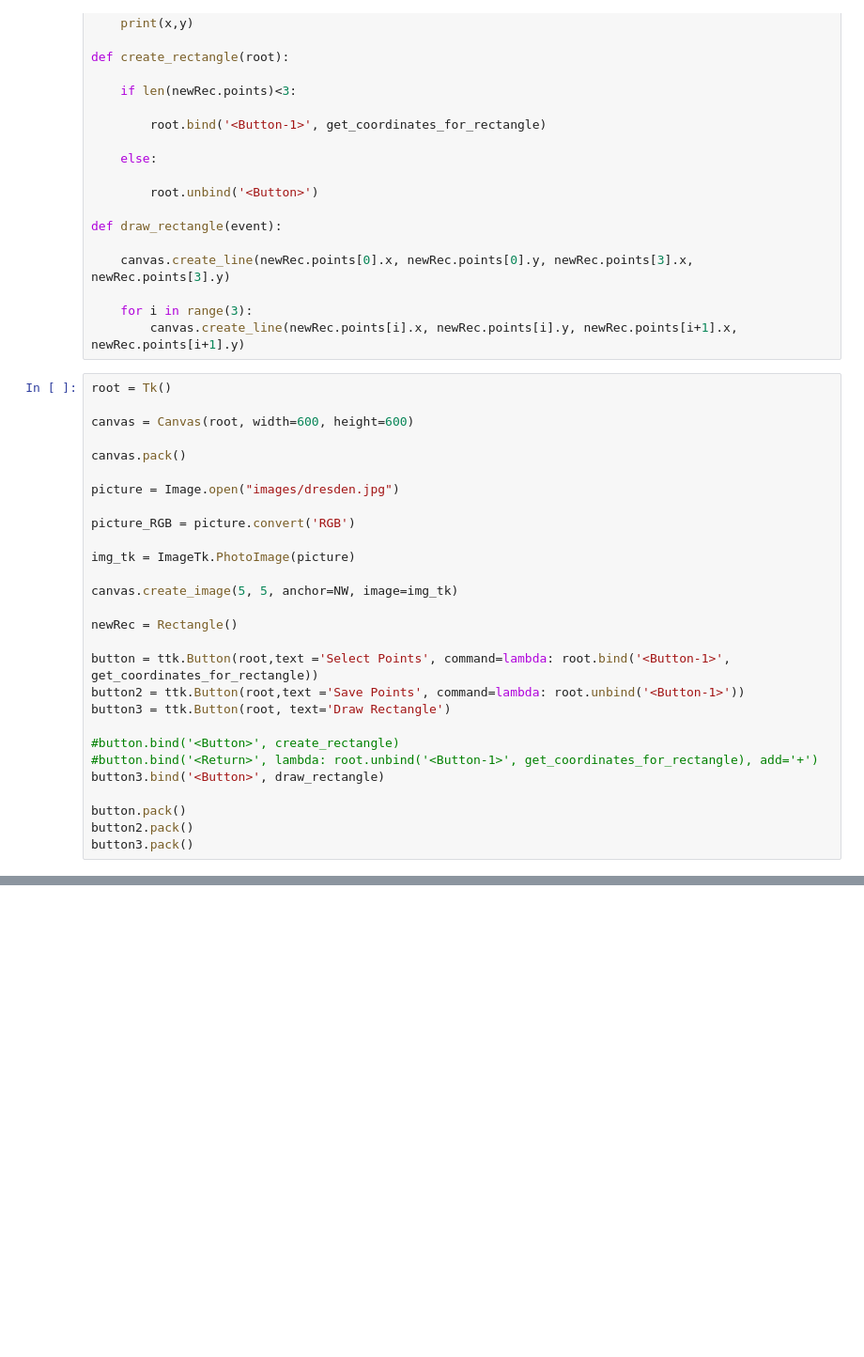
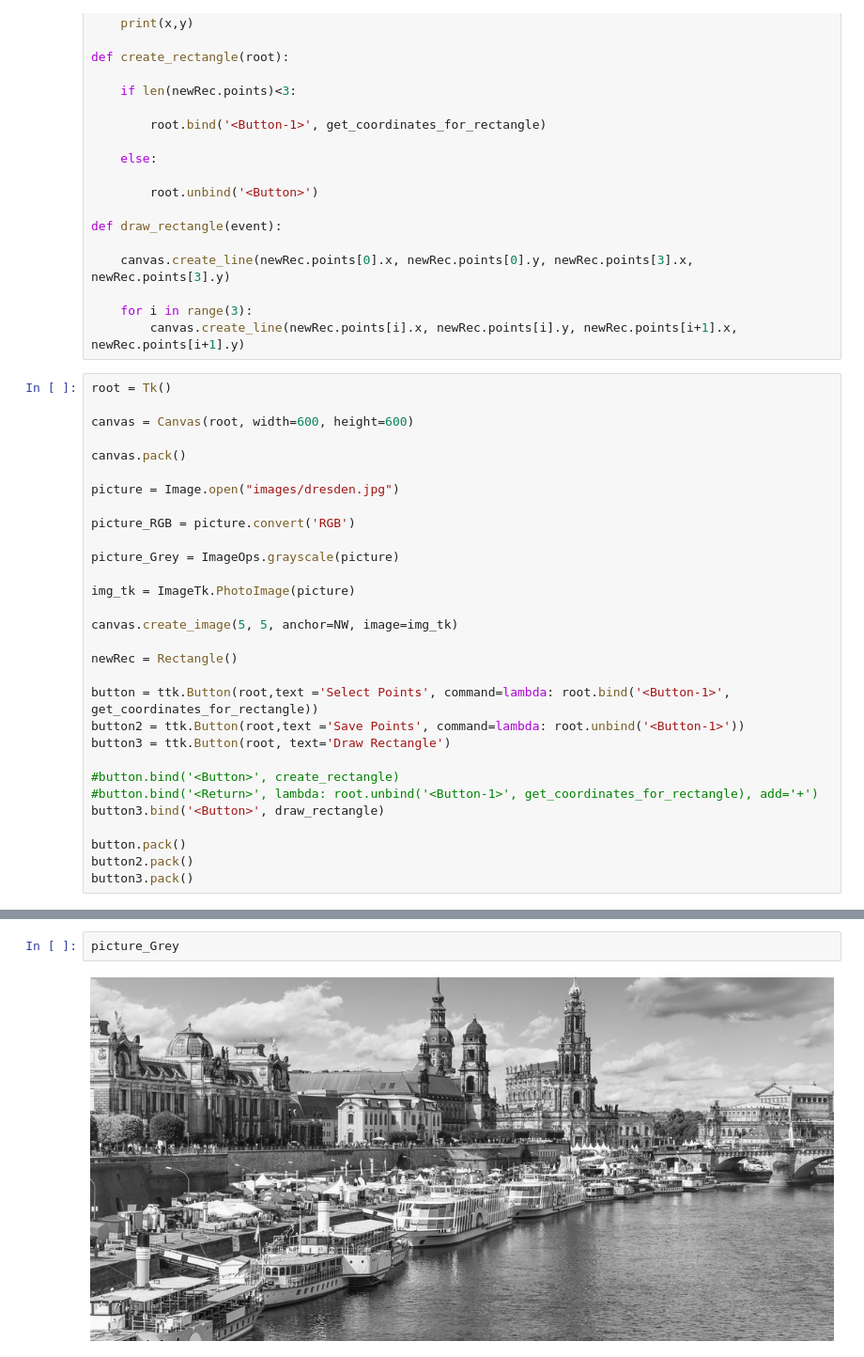
Before and after one commit to andreprovensi/UI-area-image, a Jupyter notebook: generatetri.ipynb, the cells around one changed output, grey strips where cells are left out. Shown at 94% size. Cells and saved outputs as stored; diff of their text form; blank space fills up the shorter version.

```diff
--- a/generatetri.ipynb
+++ b/generatetri.ipynb
@@ -53,6 +53,8 @@ canvas.pack()
 picture = Image.open("images/dresden.jpg")
 
 picture_RGB = picture.convert('RGB')
+
+picture_Grey = ImageOps.grayscale(picture)
 
 img_tk = ImageTk.PhotoImage(picture)
 
@@ -86,0 +89,4 @@ As coordendas do segundo ponto são 534 e 26
+# %%
+picture_Grey
+# %% [output]
+[figure, added]
```
Also changed, not shown: parts of 3 cells of this notebook, 1 other file.
